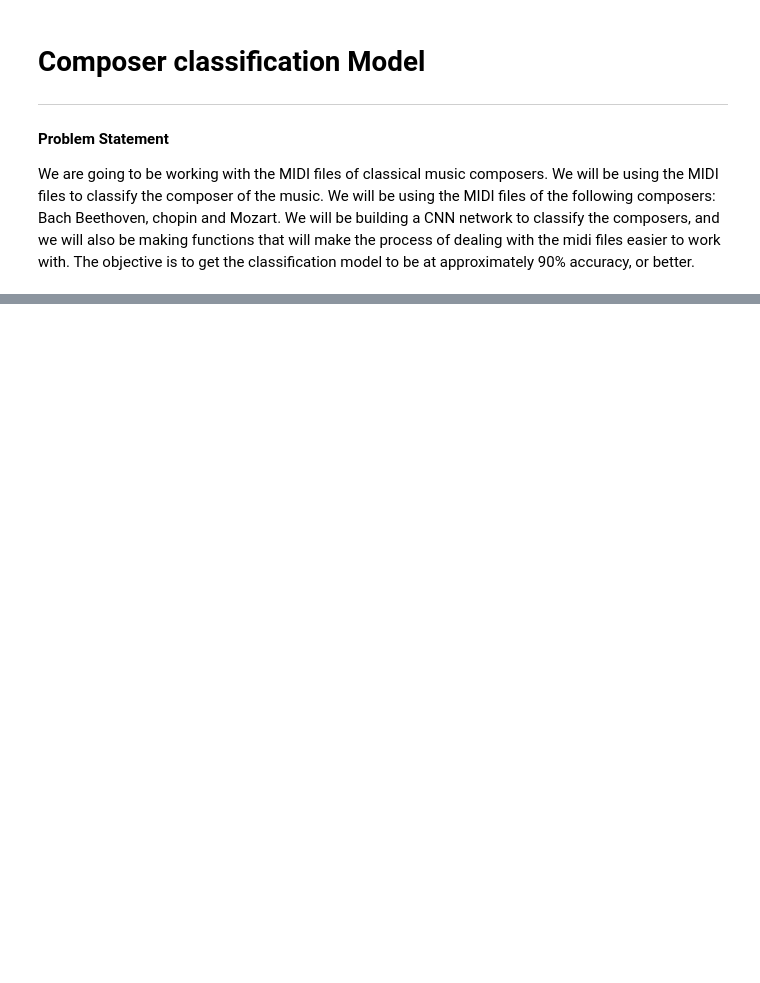
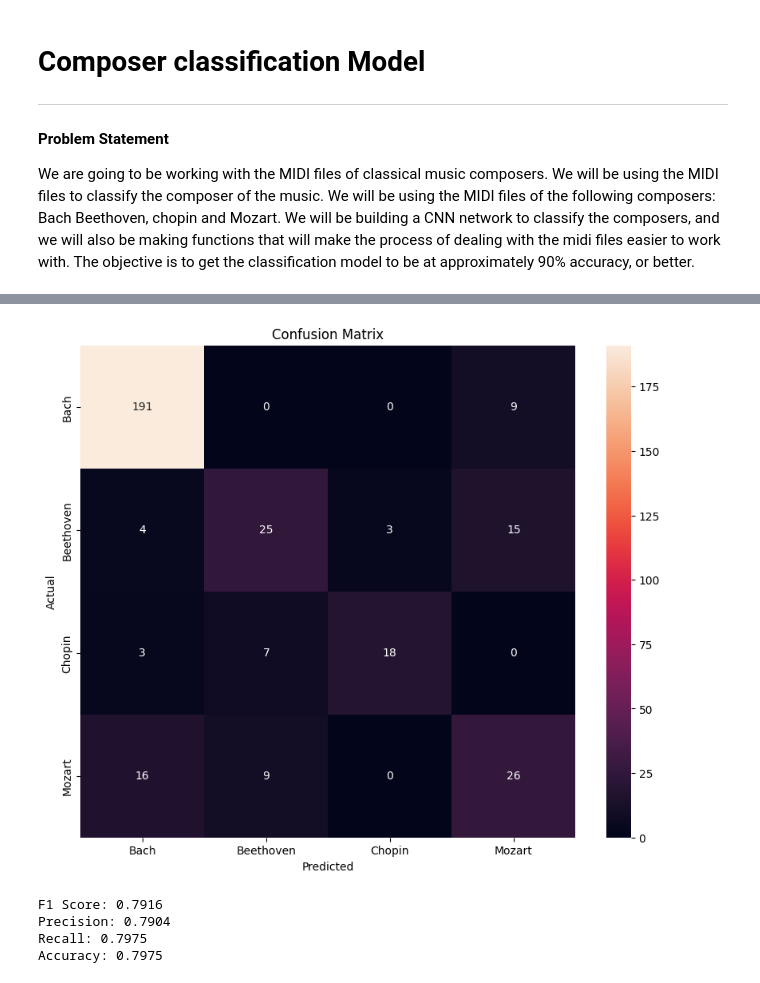
Before and after one commit to parchrist/aai-511_group1, a Jupyter notebook: pchristenson_notebook.ipynb, the cells around one changed output, grey strips where cells are left out. Saved outputs shown, nothing was run; the diff lists cells and outputs as text; code cells hidden in the pictures; blank space fills up the shorter version.

```diff
--- a/pchristenson_notebook.ipynb
+++ b/pchristenson_notebook.ipynb
@@ -177,0 +463,4 @@ model = progressive_training(X_train, y_train, X_test, y_test)
+# %%
+# Early stopping parameters
+best_loss = float('inf')
+epochs_no_improve = 0
@@ -177,0 +529,20 @@ model = progressive_training(X_train, y_train, X_test, y_test)
+# %%
+# model evaluation
+model.eval()
+correct_test = 0
+total_test = 0
+with torch.no_grad():
+    for i, (X_batch, y_batch) in enumerate(val_loader):
+        start_time = time.time()
+        X_batch, y_batch = X_batch.to(device), y_batch.to(device)
+        outputs = model(X_batch)
+        _, predicted = torch.max(outputs.data, 1)
+        total_test += y_batch.size(0)
+        correct_test += (predicted == y_batch).sum().item()
+        end_time = time.time()
+        batch_time = end_time - start_time
+        # print progress
+        print(f'Batch [{i+1}/{len(val_loader)}] processed in {batch_time:.2f} seconds')
+
+accuracy_test = 100 * correct_test / total_test
+print(f'Test Accuracy: {accuracy_test:.2f}%')
@@ -177,0 +562,39 @@ model = progressive_training(X_train, y_train, X_test, y_test)
+# %%
+# plotting the confusion matrix
+model.eval()
+y_pred = []
+y_true = []
+with torch.no_grad():
+    for i, (X_batch, y_batch) in enumerate(val_loader):
+        X_batch, y_batch = X_batch.to(device), y_batch.to(device)
+        outputs = model(X_batch)
+        _, predicted = torch.max(outputs.data, 1)
+        y_pred.extend(predicted.cpu().numpy())
+        y_true.extend(y_batch.cpu().numpy())
+
+cm = confusion_matrix(y_true, y_pred)
+plt.figure(figsize=(10, 8))
+sns.heatmap(cm, annot=True, fmt='d', xticklabels=label_encoder.classes_, yticklabels=label_encoder.classes_)
+plt.xlabel('Predicted')
+plt.ylabel('Actual')
+plt.title('Confusion Matrix')
+plt.show()
+# %% [output]
+[figure, added]
+# %%
+# F1 score, precision, recall, and accuracy on the model
+f1 = f1_score(y_true, y_pred, average='weighted')
+precision = precision_score(y_true, y_pred, average='weighted')
+recall = recall_score(y_true, y_pred, average='weighted')
+accuracy = accuracy_score(y_true, y_pred)
+
+# printing the metrics
+print(f'F1 Score: {f1:.4f}')
+print(f'Precision: {precision:.4f}')
+print(f'Recall: {recall:.4f}')
+print(f'Accuracy: {accuracy:.4f}')
+# %% [output]
+F1 Score: 0.7916
+Precision: 0.7904
+Recall: 0.7975
+Accuracy: 0.7975
```
Also changed, not shown: parts of 76 cells of this notebook, 9 other files.
